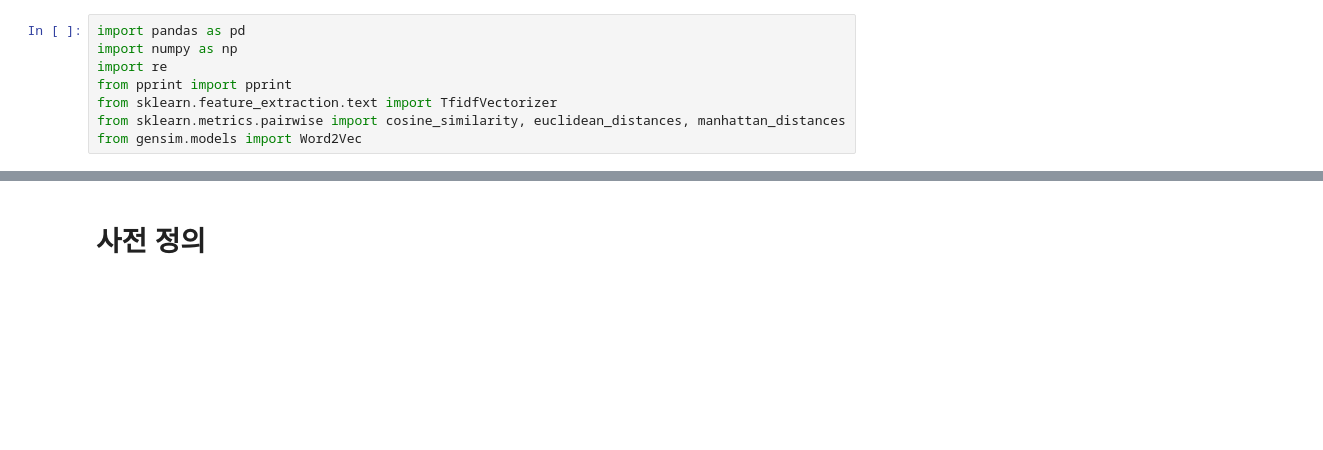
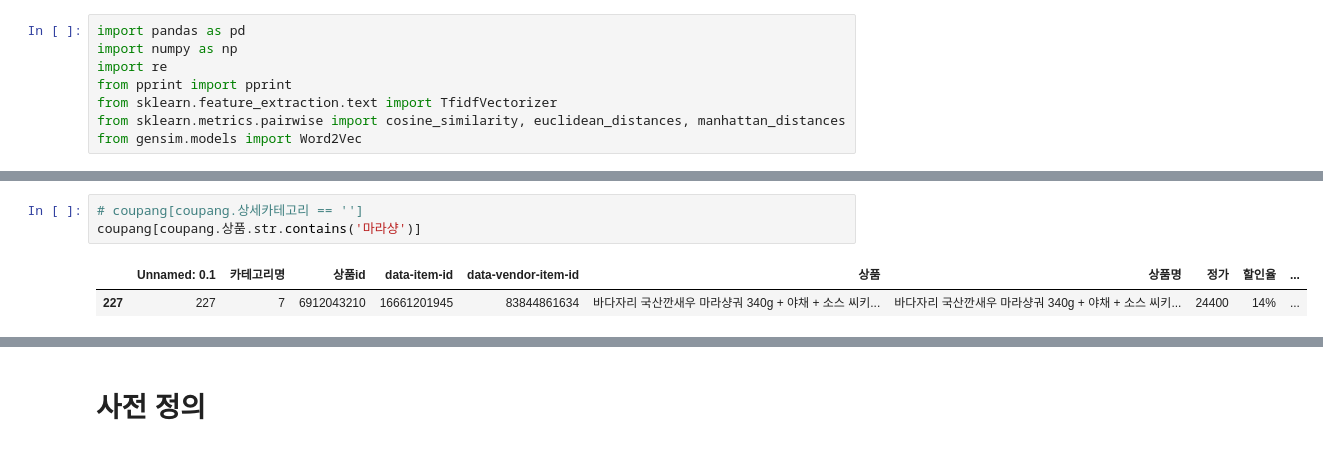
Before and after one commit to dajeong25/KDT_team4_FinalPJT, a Jupyter notebook: 02_modeling/레시피_추천_정리.ipynb, the cells around one changed output, grey strips where cells are left out. Cells and saved outputs as stored; diff of their text form; blank space fills up the shorter version.

```diff
--- a/02_modeling/레시피_추천_정리.ipynb
+++ b/02_modeling/레시피_추천_정리.ipynb
@@ -75 +31,7 @@ coupang[coupang.상세카테고리 == '한식']
+# %%
+# coupang[coupang.상세카테고리 == '']
+coupang[coupang.상품.str.contains('마라샹')]
+# %% [output]
+|  | Unnamed: 0.1 | 카테고리명 | 상품id | data-item-id | data-vendor-item-id | 상품 | 상품명 | 정가 | 할인율 | ... |
+| 227 | 227 | 7 | 6912043210 | 16661201945 | 83844861634 | 바다자리 국산깐새우 마라샹궈 340g + 야채 + 소스 씨키... | 바다자리 국산깐새우 마라샹궈 340g + 야채 + 소스 씨키... | 24400 | 14% | ... |
 # %%
```
Also changed, not shown: parts of 13 cells of this notebook.
